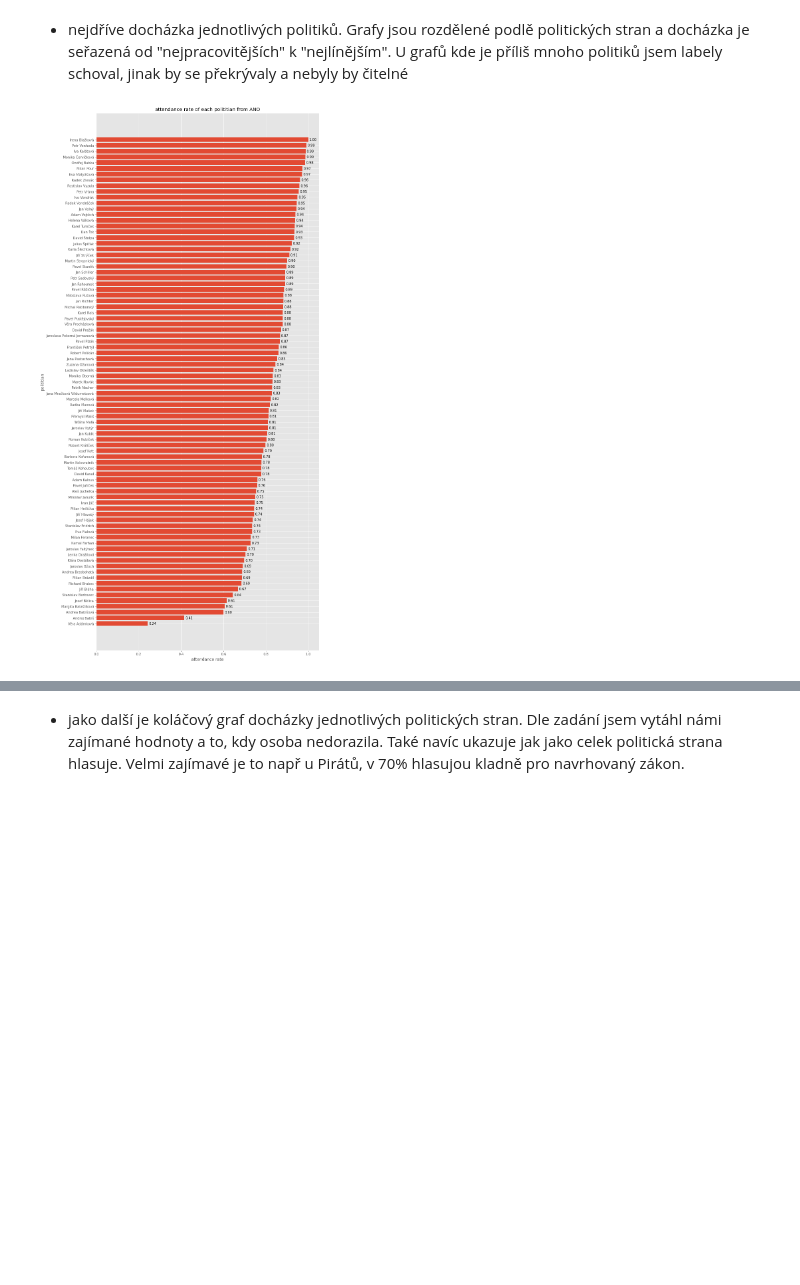
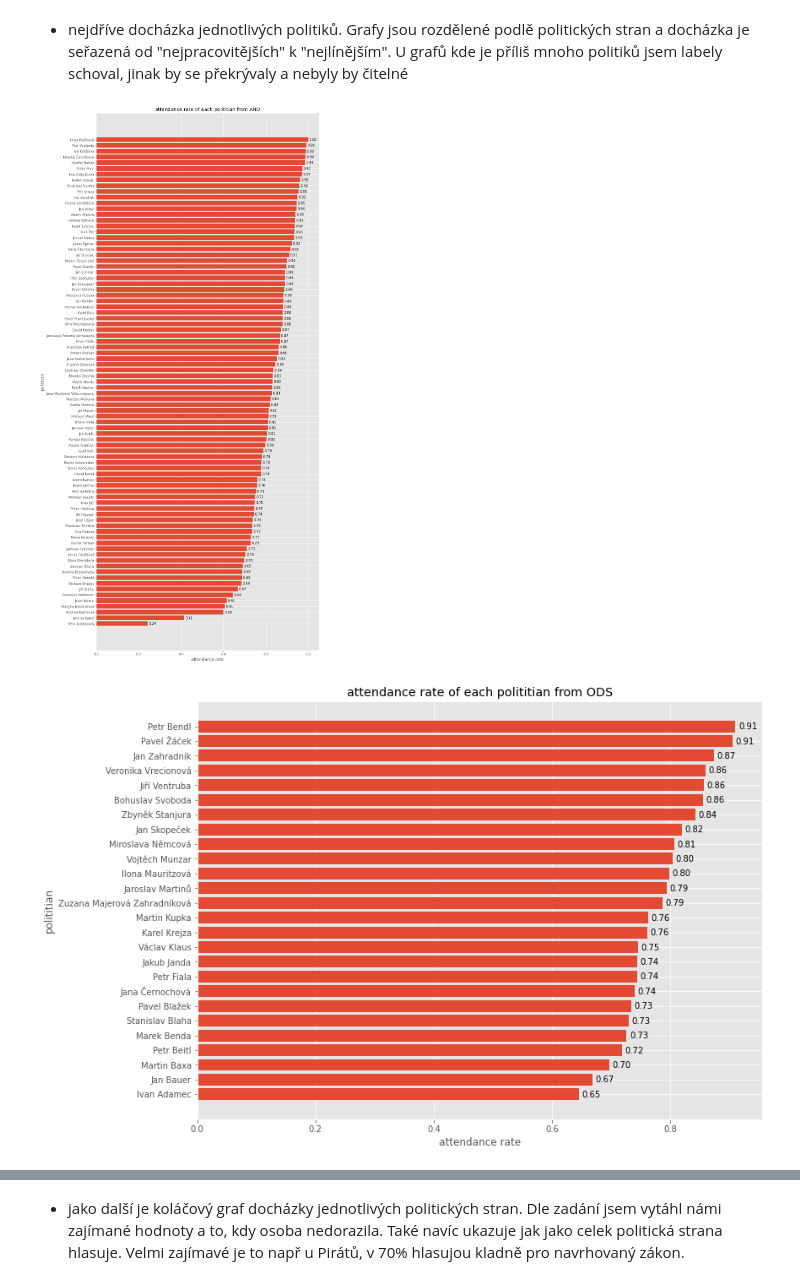
Before and after one commit to xuthang/bi-vzd, a Jupyter notebook: 01/homework_01_B201.ipynb, the cells around one changed output, grey strips where cells are left out. Cells and saved outputs as stored; diff of their text form; code cells hidden in the pictures; blank space fills up the shorter version.

```diff
--- a/01/homework_01_B201.ipynb
+++ b/01/homework_01_B201.ipynb
@@ -155,27 +213,28 @@ DADF = df[df['vote'].isin( DAlist)]
 # %%
 for party in parties:
     tmpdf = df[df['political party'] == party]
     val = []
     name = []
     peopleList = tmpdf['name'].unique().tolist()
     for person in peopleList:
         attendancedf = tmpdf[tmpdf['name'] == person]
         DAsize = len(attendancedf[attendancedf['vote'].isin(DAlist)])
         total = len(attendancedf.index)
         val.append(0 if (total == 0) else 1- DAsize/total)
         name.append(person)
 
     val.sort()
-    plt.figure(figsize=(12, max(7, 7*len(peopleList)/20)))
+    plt.figure(figsize=(12, max(5, 7*len(peopleList)/20)))
     plt.barh(range(1, 1 + len(peopleList)), val, tick_label = name)
 
     #displays value next to the bar for better visibility
     for i, v in enumerate(val):
         plt.text(v + .005, i+ 0.8, '{:.2f}'.format(v))
 
     plt.xlabel('attendance rate')
     plt.ylabel('polititian')
     plt.title('attendance rate of each polititian from ' + party)
     plt.show()
 # %% [output]
 [figure]
+[figure, added]
```
Also changed, not shown: parts of 7 cells of this notebook.
